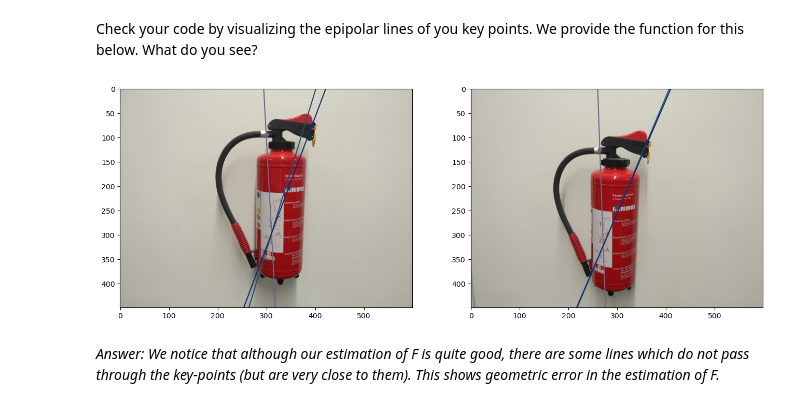
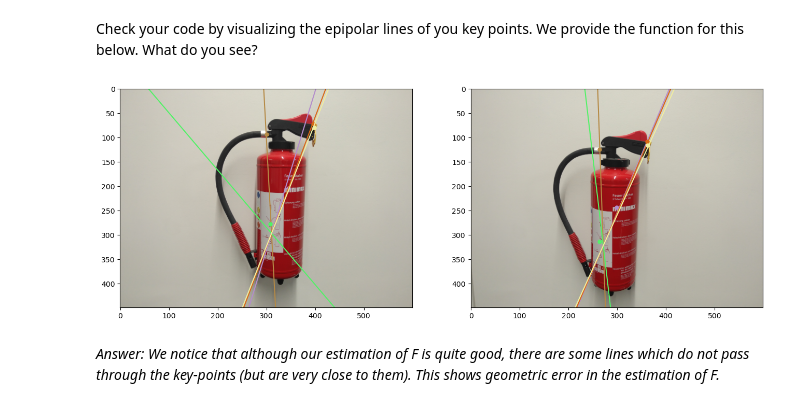
Before and after one commit to neelkanthrawat/3dcv-students, a Jupyter notebook: 5.0-tl-fundamental-matrix.ipynb, the cells around one changed output. Drawn from its saved outputs; the diff is of its cells as text; code cells hidden in the pictures.

```diff
--- a/5.0-tl-fundamental-matrix.ipynb
+++ b/5.0-tl-fundamental-matrix.ipynb
@@ -78,5 +59,9 @@ array([[  10,   20,   30],
 # %%
 def condition_matrix(input):
+    '''
+    This function calculates T matrix, required for conditioning
+
+    '''
     # calculating s = max_{i}( || input_{i} ||_{2})
     norms = np.linalg.norm(input, axis=1, keepdims=True)
     s = np.max(norms)
@@ -185,9 +170,9 @@ def visualize_epipolar_lines(img1, img2, keypoints1, keypoints2, F):
 
     plt.show()
 # %%
-visualize_epipolar_lines(view1, view2, kps1[:3,:], kps2[:3,:], F)
+visualize_epipolar_lines(view1, view2, kps1[:5,:], kps2[:5,:], F)
 # %% [output]
-[figure, old version]
+[figure, new version]
 # %% [markdown]
 *Answer: We notice that although our estimation of F is quite good, there are some lines which do not pass through the key-points (but are very close to them). This shows geometric error in the estimation of F.*
 # %% [markdown]
```
Also changed, not shown: parts of 11 cells of this notebook.
